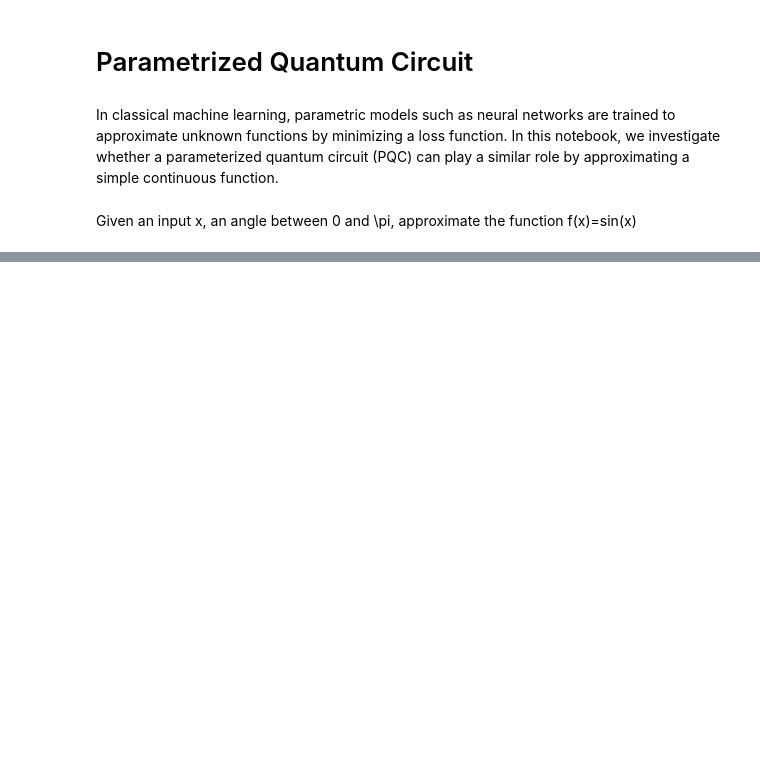
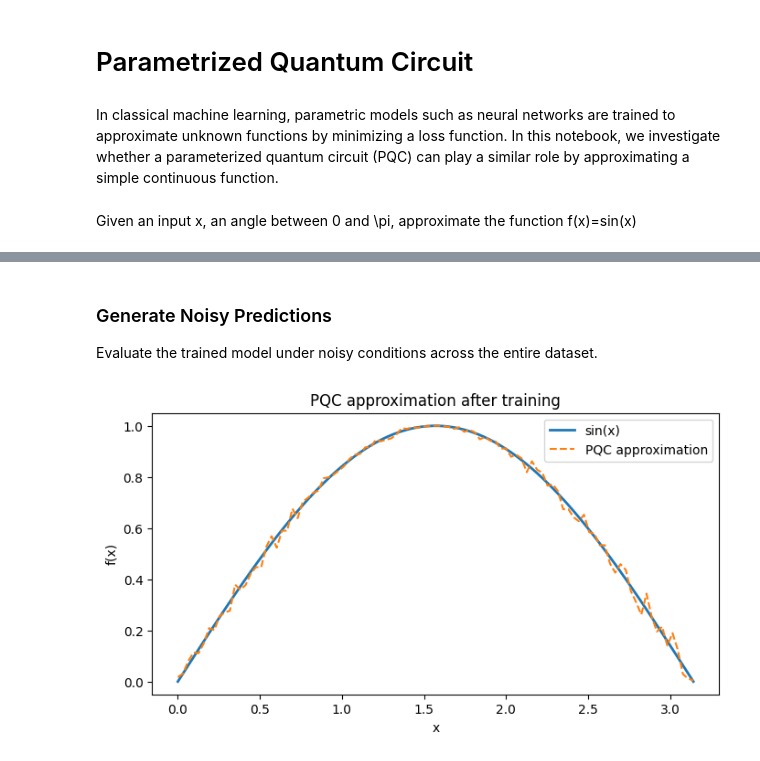
Before and after one commit to jparrado23/Quantum-Computing-Introduction, a Jupyter notebook: notebooks/parametrized_quantum_circuit.ipynb, the cells around one changed output, grey strips where cells are left out. Drawn from its saved outputs; the diff is of its cells as text; code cells hidden in the pictures; blank space fills up the shorter version.

```diff
--- a/notebooks/parametrized_quantum_circuit.ipynb
+++ b/notebooks/parametrized_quantum_circuit.ipynb
@@ -30,0 +450,18 @@ print("✓ Libraries imported successfully")
+# %%
+def model_output_noisy(x, theta, shots=1024):
+    qc = QuantumCircuit(1, 1)
+
+    qc.ry(x, 0)
+    qc.ry(theta[0], 0)
+    qc.rz(theta[1], 0)
+
+    qc.measure(0, 0)
+
+    # Transpile and run with noise model
+    qc_transpiled = transpile(qc, backend_noisy)
+    job = backend_noisy.run(qc_transpiled, shots=shots, noise_model=noise_model)
+
+    counts = job.result().get_counts()
+
+    exp_z = counts.get("0", 0) - counts.get("1", 0)
+    return exp_z / shots
@@ -30,0 +478,4 @@ print("✓ Libraries imported successfully")
+# %%
+def loss_function_noisy(theta, x_data, y_target, shots=1024):
+    y_pred = np.array([model_output_noisy(xi, theta, shots) for xi in x_data])
+    return np.mean((y_pred - y_target) ** 2)
@@ -30,0 +486,10 @@ print("✓ Libraries imported successfully")
+# %%
+result_noisy = minimize(
+    fun=loss_function_noisy,
+    x0=theta_init,
+    args=(x, y_target, 1024),
+    method="COBYLA",
+    options={"maxiter": 100}
+)
+
+theta_opt_noisy = result_noisy.x
@@ -30,0 +507,19 @@ print("✓ Libraries imported successfully")
+# %%
+y_pred_nois = np.array([model_output_noisy(xi, theta_opt_noisy) for xi in x])
+# %% [markdown]
+### Generate Noisy Predictions
+
+Evaluate the trained model under noisy conditions across the entire dataset.
+# %%
+import matplotlib.pyplot as plt
+
+plt.figure(figsize=(8, 4))
+plt.plot(x, y_target, label="sin(x)", linewidth=2)
+plt.plot(x, y_pred_nois, label="PQC approximation", linestyle="--")
+plt.xlabel("x")
+plt.ylabel("f(x)")
+plt.legend()
+plt.title("PQC approximation after training")
+plt.show()
+# %% [output]
+[figure, added]
```
Also changed, not shown: parts of 48 cells of this notebook.
